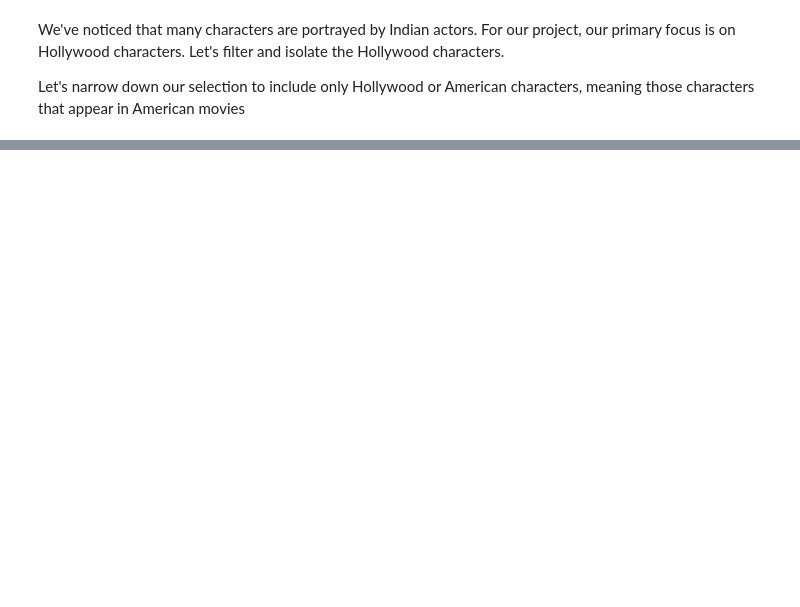
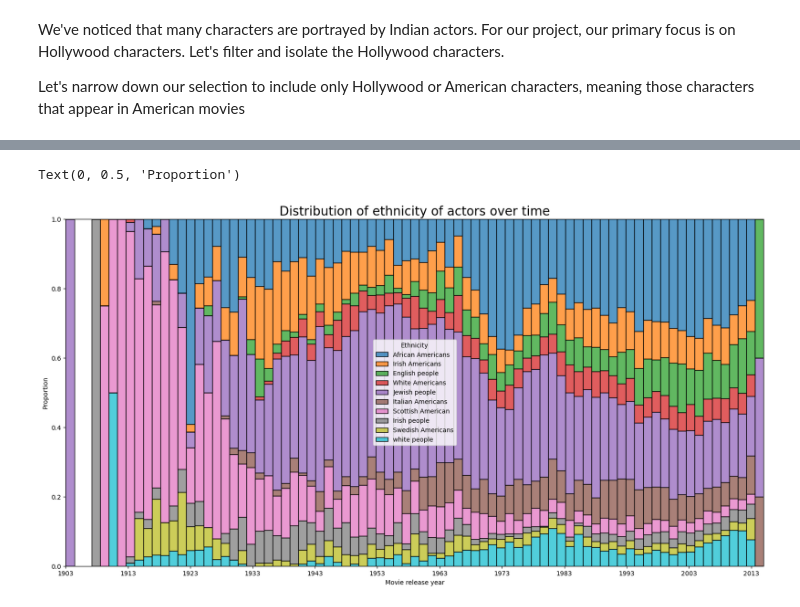
Before and after one commit to epfl-ada/ada-2023-project-draco, a Jupyter notebook: Milstone_project2.ipynb, the cells around one changed output, grey strips where cells are left out. Drawn from its saved outputs; the diff is of its cells as text; code cells hidden in the pictures; blank space fills up the shorter version.

```diff
--- a/Milstone_project2.ipynb
+++ b/Milstone_project2.ipynb
@@ -110,0 +164,9 @@ characters_holywood = characters_movies[characters_movies["Movie countries"].app
+# %%
+plt.figure(figsize=(20,10))
+sns.histplot(data=main_characters_holywood,x='Movie release year',hue='Ethnicity',multiple='fill',stat='probability')
+plt.title("Distribution of ethnicity of actors over time",fontsize=20)
+plt.xticks(np.arange(main_characters_holywood['Movie release year'].min(),main_characters_holywood['Movie release year'].max(),10))
+plt.ylabel('Proportion')
+# %% [output]
+Text(0, 0.5, 'Proportion')
+[figure, added]
```
Also changed, not shown: parts of 15 cells of this notebook, 1 other file.
